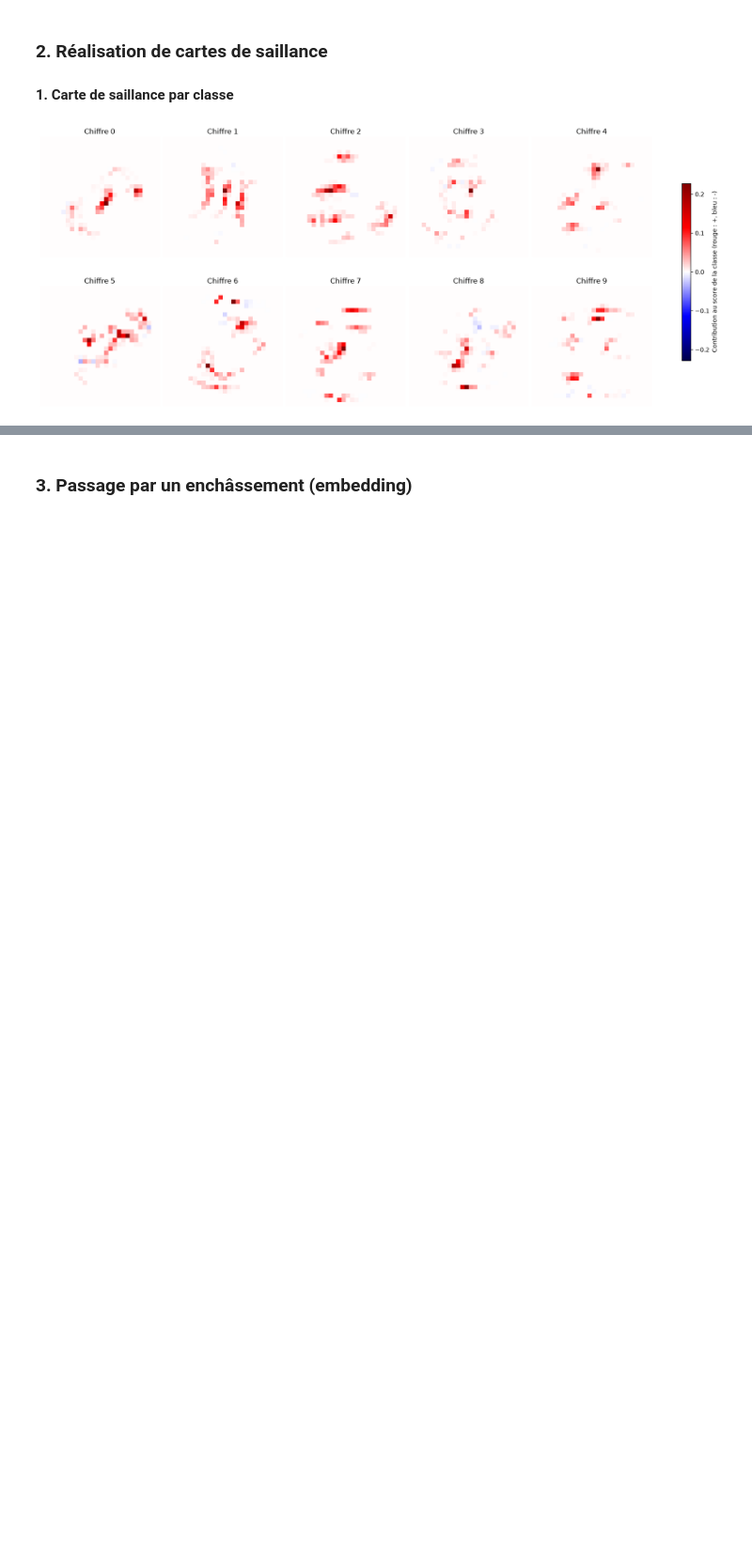
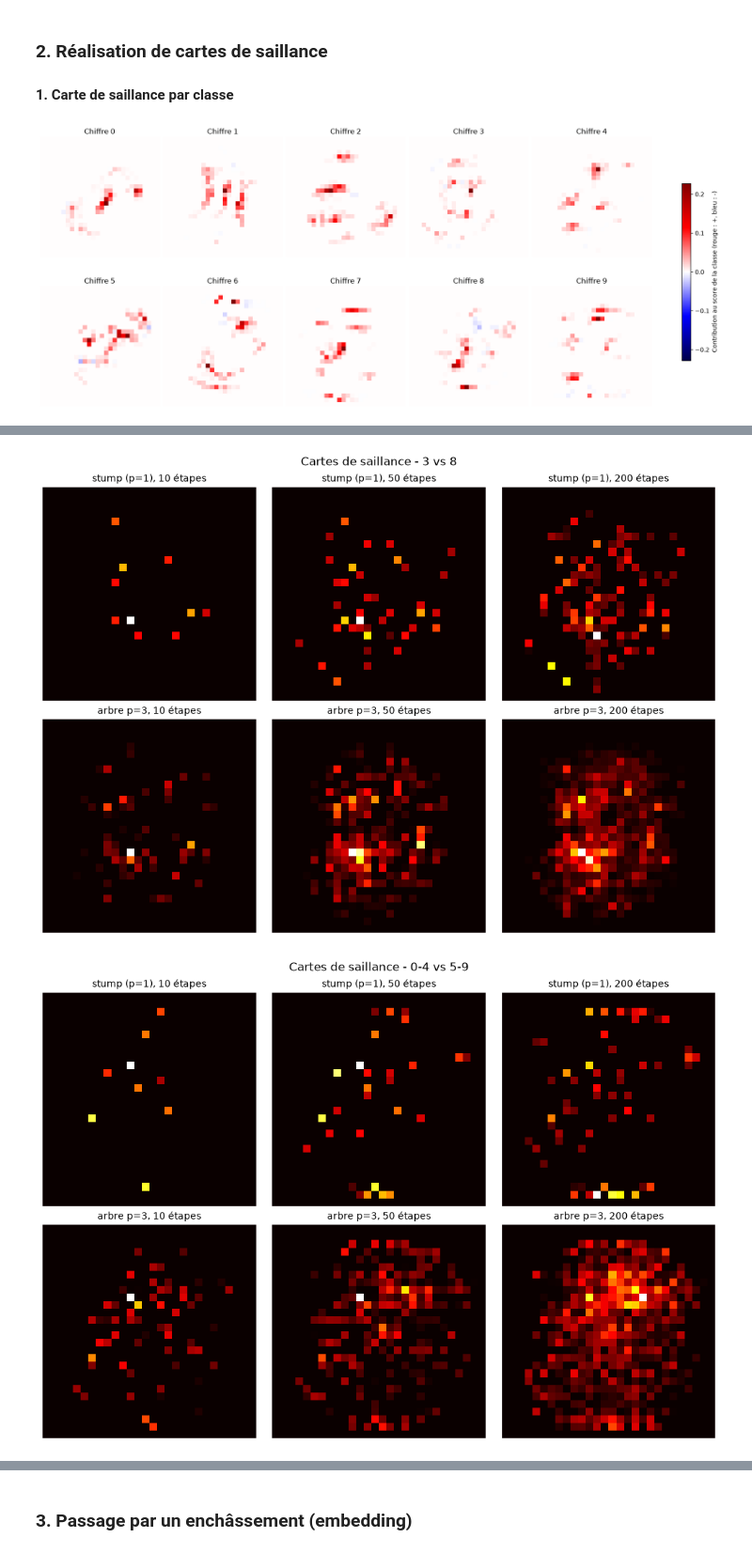
Before and after one commit to tbessadet/Projet_Collab_Sabine, a Jupyter notebook: DM_2_AC/DM_2_Theo_clean.ipynb, the cells around one changed output, grey strips where cells are left out. Shown at 94% size. Saved outputs shown, nothing was run; the diff lists cells and outputs as text; code cells hidden in the pictures; blank space fills up the shorter version.

```diff
--- a/DM_2_AC/DM_2_Theo_clean.ipynb
+++ b/DM_2_AC/DM_2_Theo_clean.ipynb
@@ -189,0 +192,27 @@ Meilleurs paramètres  : {'n_estimators': 199, 'max_depth': 6, 'learning_rate':
+# %%
+from sklearn.ensemble import AdaBoostClassifier
+from sklearn.tree import DecisionTreeClassifier
+from sklearn.linear_model import Perceptron
+from sklearn.metrics import confusion_matrix, accuracy_score
+import warnings
+warnings.filterwarnings('ignore')
+
+# sous-échantillon de MNIST pour garder des temps de calcul raisonnables
+X_s, y_s = resample(X_mnist / 255., y_mnist, n_samples=10000, random_state=42, stratify=y_mnist)
+
+def make_task(nom):
+    if nom == '3 vs 8':
+        m = (y_s == 3) | (y_s == 8)
+        X_t, y_t = X_s[m], (y_s[m] == 8).astype(int)   # 0 = '3', 1 = '8'
+    else:
+        X_t, y_t = X_s, (y_s >= 5).astype(int)          # 0 = chiffres 0-4, 1 = chiffres 5-9
+    return train_test_split(X_t, y_t, test_size=0.2, random_state=42, stratify=y_t)
+
+TASKS = {'3 vs 8': make_task('3 vs 8'), '0-4 vs 5-9': make_task('0-4 vs 5-9')}
+WEAK = {
+    'stump (p=1)': lambda: DecisionTreeClassifier(max_depth=1),
+    'arbre p=3': lambda: DecisionTreeClassifier(max_depth=3),
+    'arbre p=5': lambda: DecisionTreeClassifier(max_depth=5),
+    'perceptron': lambda: Perceptron(max_iter=20, random_state=0),
+}
+STEPS = [10, 50, 200]
@@ -213,0 +306,20 @@ plt.show()
+# %%
+def saillance_ada(ab, n):
+    s = np.zeros(784)
+    for arbre, alpha in zip(ab.estimators_[:n], ab.estimator_weights_[:n]):
+        s += alpha * arbre.feature_importances_
+    return s.reshape(28, 28)
+
+for tache in TASKS:
+    noms = ['stump (p=1)', 'arbre p=3']
+    fig, axes = plt.subplots(len(noms), len(STEPS), figsize=(10, 7), constrained_layout=True)
+    for i, nom in enumerate(noms):
+        for j, n in enumerate(STEPS):
+            axes[i, j].imshow(saillance_ada(models[(tache, nom)], n), cmap='hot')
+            axes[i, j].set_title(f"{nom}, {n} étapes", fontsize=10)
+            axes[i, j].axis('off')
+    fig.suptitle(f"Cartes de saillance - {tache}")
+    plt.show()
+# %% [output]
+[figure, added]
+[figure, added]
```
Also changed, not shown: parts of 16 cells of this notebook, 2 other files.
